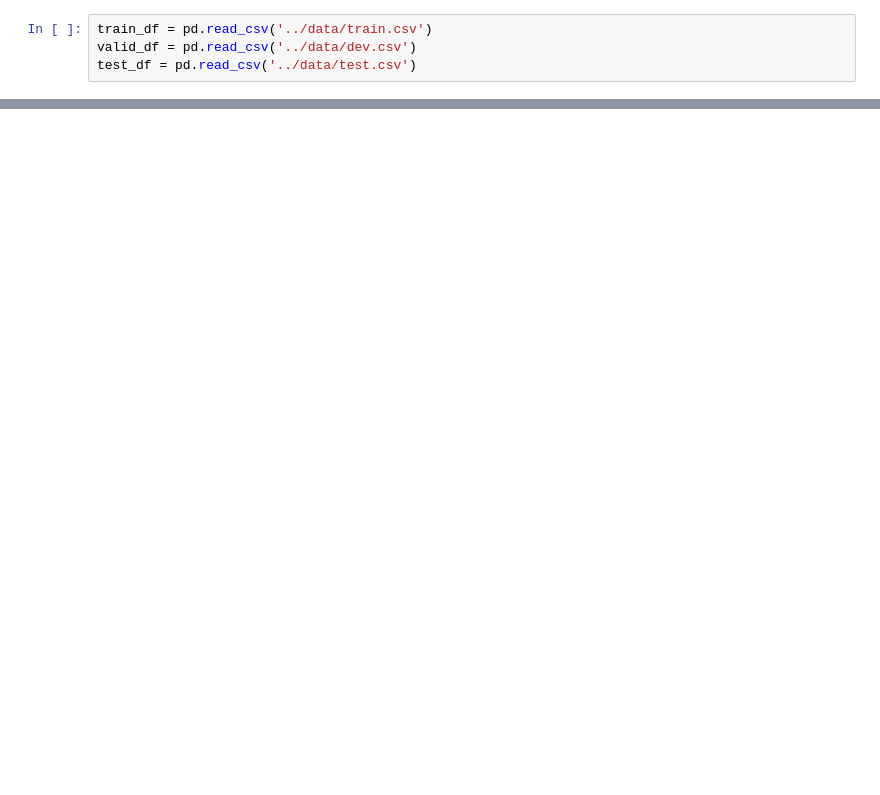
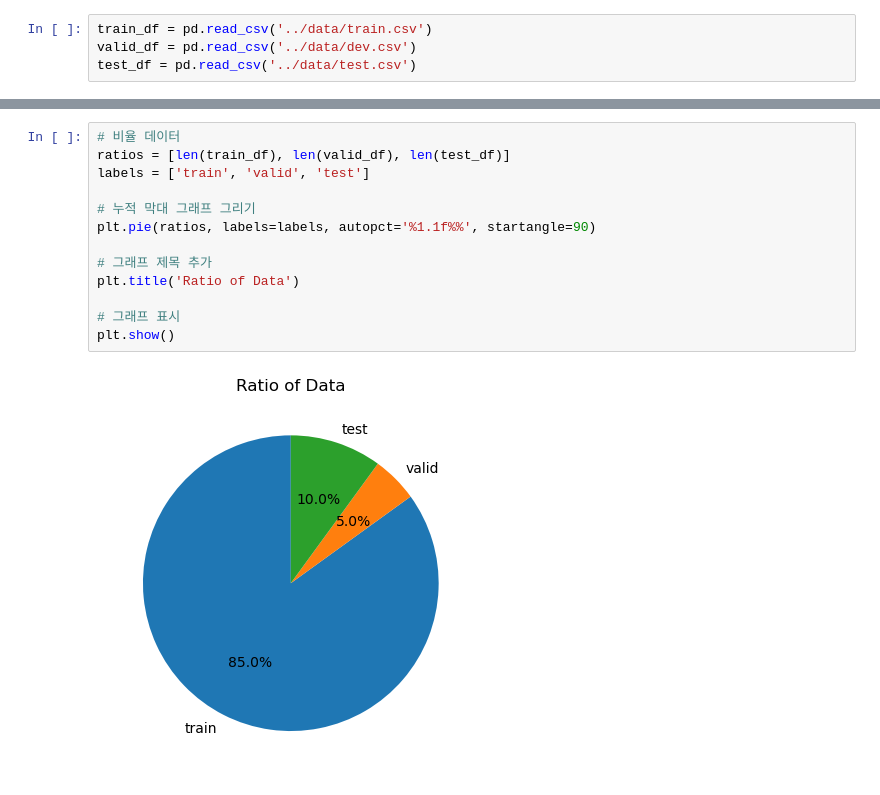
Before and after one commit to boostcampaitech6/level1-semantictextsimilarity-nlp-12, a Jupyter notebook: EDA.ipynb, the cells around one changed output, grey strips where cells are left out. Saved outputs shown, nothing was run; the diff lists cells and outputs as text; blank space fills up the shorter version.

```diff
--- a/EDA.ipynb
+++ b/EDA.ipynb
@@ -196,0 +70,15 @@ y_Null 개수:  0
+# %%
+# 비율 데이터
+ratios = [len(train_df), len(valid_df), len(test_df)]
+labels = ['train', 'valid', 'test']
+
+# 누적 막대 그래프 그리기
+plt.pie(ratios, labels=labels, autopct='%1.1f%%', startangle=90)
+
+# 그래프 제목 추가
+plt.title('Ratio of Data')
+
+# 그래프 표시
+plt.show()
+# %% [output]
+[figure, added]
```
Also changed, not shown: parts of 21 cells of this notebook.
